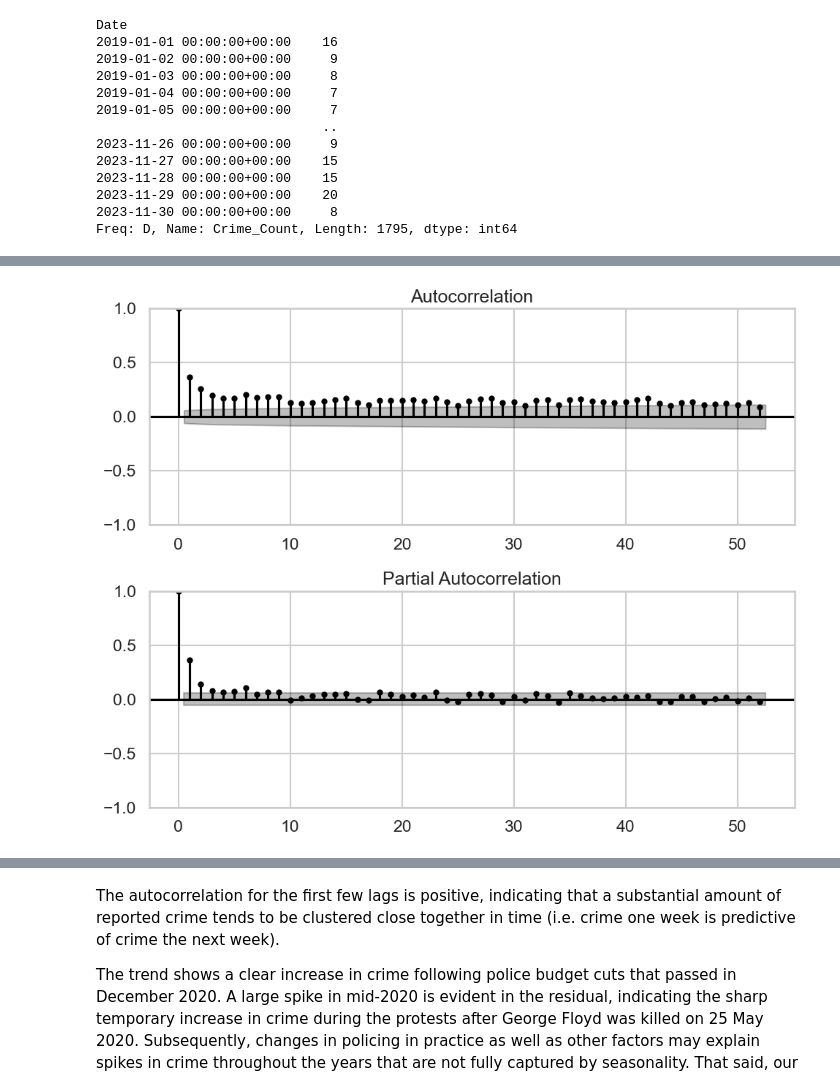
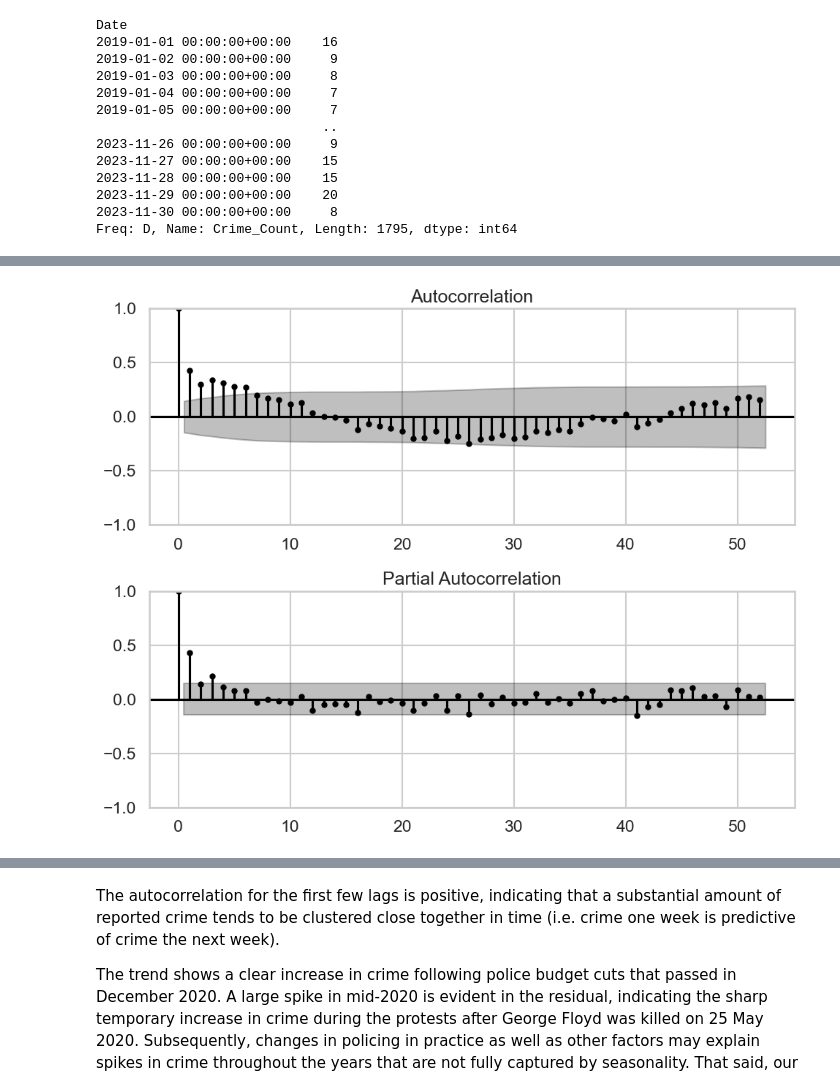
Before and after one commit to obaidkhurram/msp_crime_functions, a Jupyter notebook: MSP_crime.ipynb, the cells around one changed output, grey strips where cells are left out. Cells and saved outputs as stored; diff of their text form; code cells hidden in the pictures.

```diff
--- a/MSP_crime.ipynb
+++ b/MSP_crime.ipynb
@@ -543,11 +543,11 @@ Date
 Freq: D, Name: Crime_Count, Length: 1795, dtype: int64
 # %%
 # Define date range for xlim
-start_date = '2020-01-01'
-end_date ='2022-12-31'
-crime_train = daily_crimedata.loc[start_date:end_date]
+start_date = '2017-01-01'
+end_date ='2022-06-30'
+crime_train = weekly_crimedata.loc[start_date:end_date]
 print(crime_train)
-crime_test = daily_crimedata.loc[end_date:]
+crime_test = weekly_crimedata.loc[end_date:]
 lags = 52
 figacf,axac = plt.subplots(2,1,figsize=(10, 8))
 # Looking at data for about ~2 years
@@ -611,4 +597,4 @@ p-value: 0.000000
-[figure, old version]
+[figure, new version]
 # %%
 # Decompose time series
 decompresult = seasonal_decompose(crime_train, model='additive')
```
Also changed, not shown: parts of 23 cells of this notebook.
